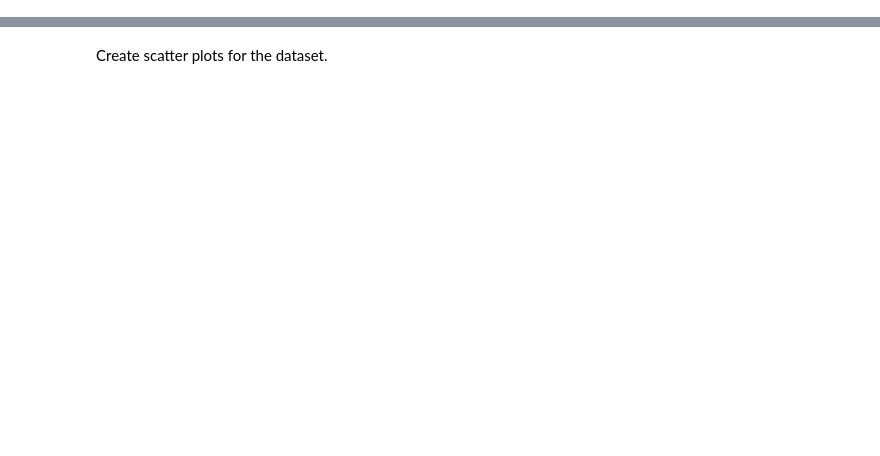
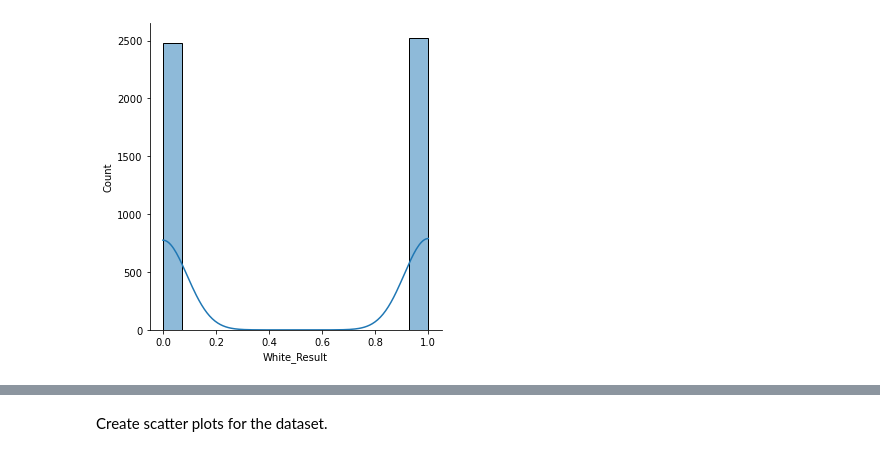
Before and after one commit to AaronLucasBone/TP_01, a Jupyter notebook: TP01_ALBMRR.ipynb, the cells around one changed output, grey strips where cells are left out. Cells and saved outputs as stored; diff of their text form; code cells hidden in the pictures; blank space fills up the shorter version.

```diff
--- a/TP01_ALBMRR.ipynb
+++ b/TP01_ALBMRR.ipynb
@@ -18,4 +20,4 @@ Read in Chess data file.
 # %%
-p = pd.read_csv('Chess.csv')
+p = pd.read_csv('ChessGames.csv')
 # %%
 p.head(5)
@@ -31,0 +74,4 @@ Chess.info(verbose = True)
+# %%
+cols = ['White_Result', 'Black_Result']
+for col in cols:
+   Chess[col] = Chess[col].apply(lambda x: int(x) if x == x else "")
@@ -89,0 +336,5 @@ plt.savefig('WhiteElo')
+# %%
+sns.displot(Chess.White_Result, kde = True)
+plt.savefig('White_Result')
+# %% [output]
+[figure, added]
```
Also changed, not shown: parts of 201 cells of this notebook.
